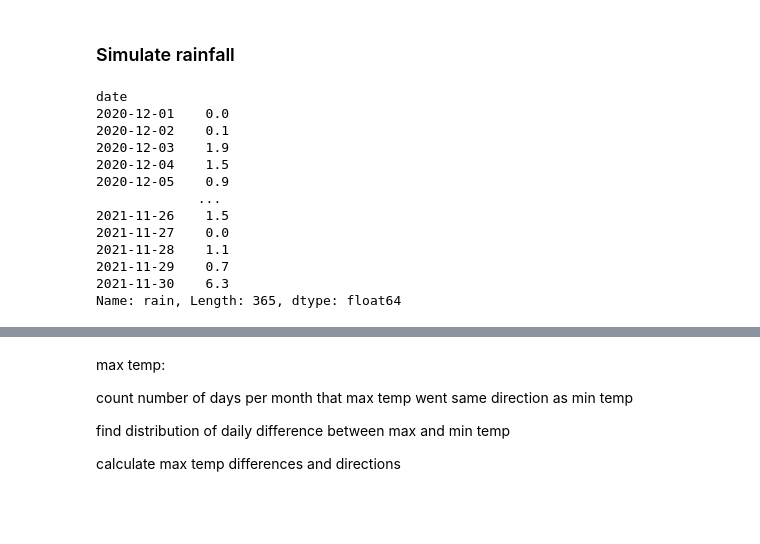
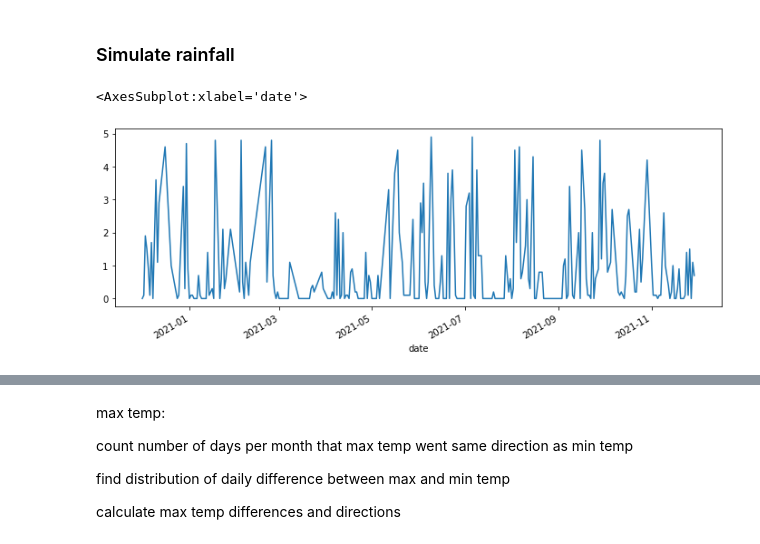
Before and after one commit to fod/simulation, a Jupyter notebook: simulation.ipynb, the cells around one changed output, grey strips where cells are left out. Drawn from its saved outputs; the diff is of its cells as text; code cells hidden in the pictures; blank space fills up the shorter version.

```diff
--- a/simulation.ipynb
+++ b/simulation.ipynb
@@ -367,18 +409,7 @@ ax.set(ylim=(-5, 27))
 # %% [markdown]
 ### Simulate rainfall
 # %%
-df['rain']
+df[df['rain'] < 5]['rain'].plot(figsize=(12, 4))
 # %% [output]
-date
-2020-12-01    0.0
-2020-12-02    0.1
-2020-12-03    1.9
-2020-12-04    1.5
-2020-12-05    0.9
-             ...
-2021-11-26    1.5
-2021-11-27    0.0
-2021-11-28    1.1
-2021-11-29    0.7
-2021-11-30    6.3
-Name: rain, Length: 365, dtype: float64
+<AxesSubplot:xlabel='date'>
+[figure, added]
```
Also changed, not shown: parts of 7 cells of this notebook, 1 other file.
